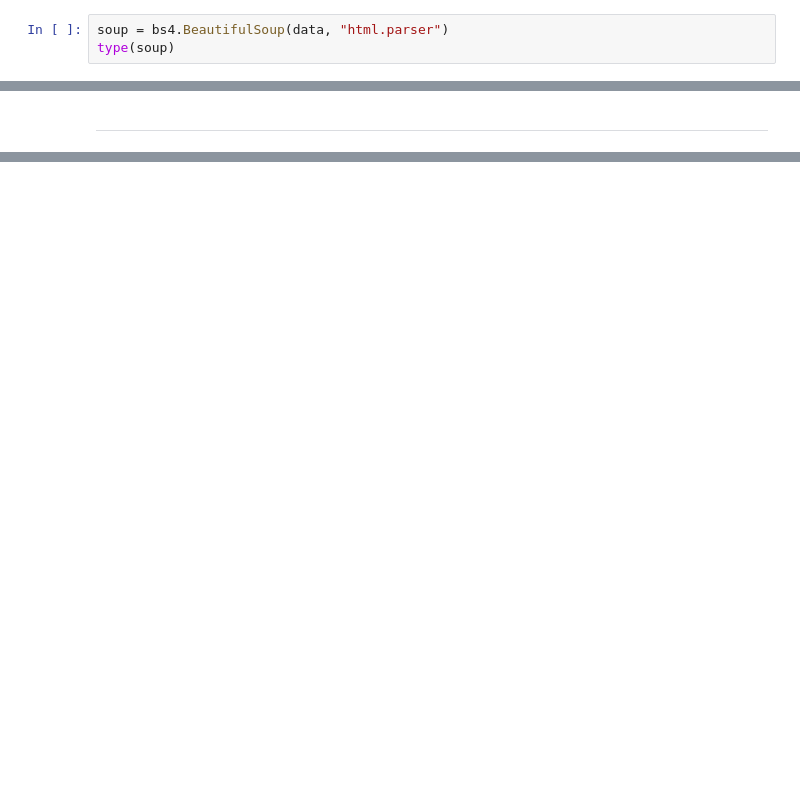
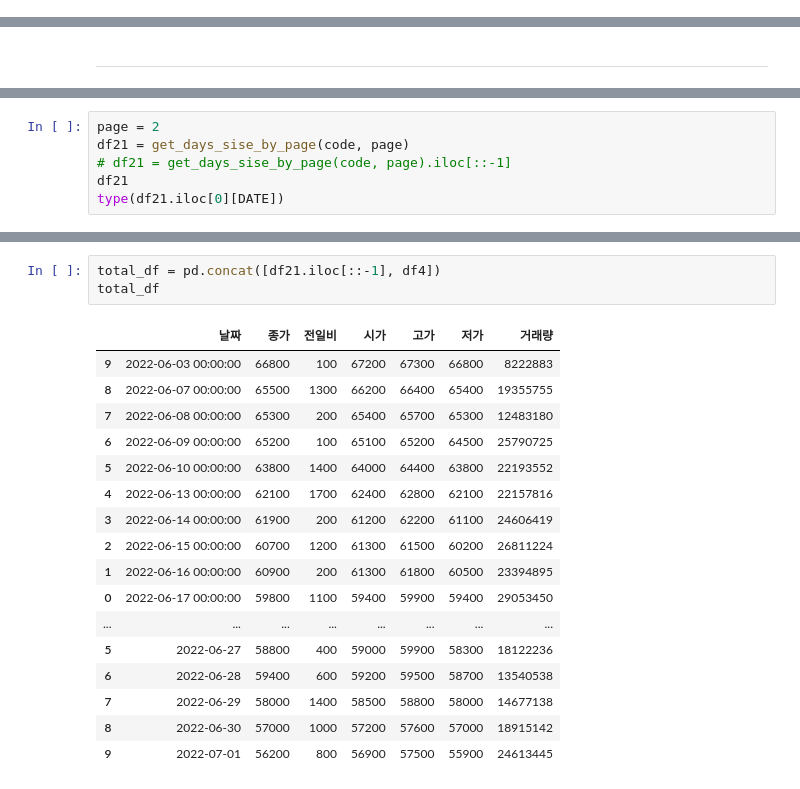
Before and after one commit to likejunil/python, a Jupyter notebook: 03.crawling/Untitled.ipynb, the cells around one changed output, grey strips where cells are left out. Saved outputs shown, nothing was run; the diff lists cells and outputs as text; blank space fills up the shorter version.

```diff
--- a/03.crawling/Untitled.ipynb
+++ b/03.crawling/Untitled.ipynb
@@ -17,3 +3,0 @@ str
-# %%
-soup = bs4.BeautifulSoup(data, "html.parser")
-type(soup)
@@ -343,0 +284,6 @@ data
+# %%
+page = 2
+df21 = get_days_sise_by_page(code, page)
+# df21 = get_days_sise_by_page(code, page).iloc[::-1]
+df21
+type(df21.iloc[0][DATE])
@@ -343,0 +319,21 @@ data
+# %%
+total_df = pd.concat([df21.iloc[::-1], df4])
+total_df
+# %% [output]
+|  | 날짜 | 종가 | 전일비 | 시가 | 고가 | 저가 | 거래량 |
+| 9 | 2022-06-03 00:00:00 | 66800 | 100 | 67200 | 67300 | 66800 | 8222883 |
+| 8 | 2022-06-07 00:00:00 | 65500 | 1300 | 66200 | 66400 | 65400 | 19355755 |
+| 7 | 2022-06-08 00:00:00 | 65300 | 200 | 65400 | 65700 | 65300 | 12483180 |
+| 6 | 2022-06-09 00:00:00 | 65200 | 100 | 65100 | 65200 | 64500 | 25790725 |
+| 5 | 2022-06-10 00:00:00 | 63800 | 1400 | 64000 | 64400 | 63800 | 22193552 |
+| 4 | 2022-06-13 00:00:00 | 62100 | 1700 | 62400 | 62800 | 62100 | 22157816 |
+| 3 | 2022-06-14 00:00:00 | 61900 | 200 | 61200 | 62200 | 61100 | 24606419 |
+| 2 | 2022-06-15 00:00:00 | 60700 | 1200 | 61300 | 61500 | 60200 | 26811224 |
+| 1 | 2022-06-16 00:00:00 | 60900 | 200 | 61300 | 61800 | 60500 | 23394895 |
+| 0 | 2022-06-17 00:00:00 | 59800 | 1100 | 59400 | 59900 | 59400 | 29053450 |
+| ... | ... | ... | ... | ... | ... | ... | ... |
+| 5 | 2022-06-27 | 58800 | 400 | 59000 | 59900 | 58300 | 18122236 |
+| 6 | 2022-06-28 | 59400 | 600 | 59200 | 59500 | 58700 | 13540538 |
+| 7 | 2022-06-29 | 58000 | 1400 | 58500 | 58800 | 58000 | 14677138 |
+| 8 | 2022-06-30 | 57000 | 1000 | 57200 | 57600 | 57000 | 18915142 |
+| 9 | 2022-07-01 | 56200 | 800 | 56900 | 57500 | 55900 | 24613445 |
```
Also changed, not shown: parts of 62 cells of this notebook, 2 other files.
